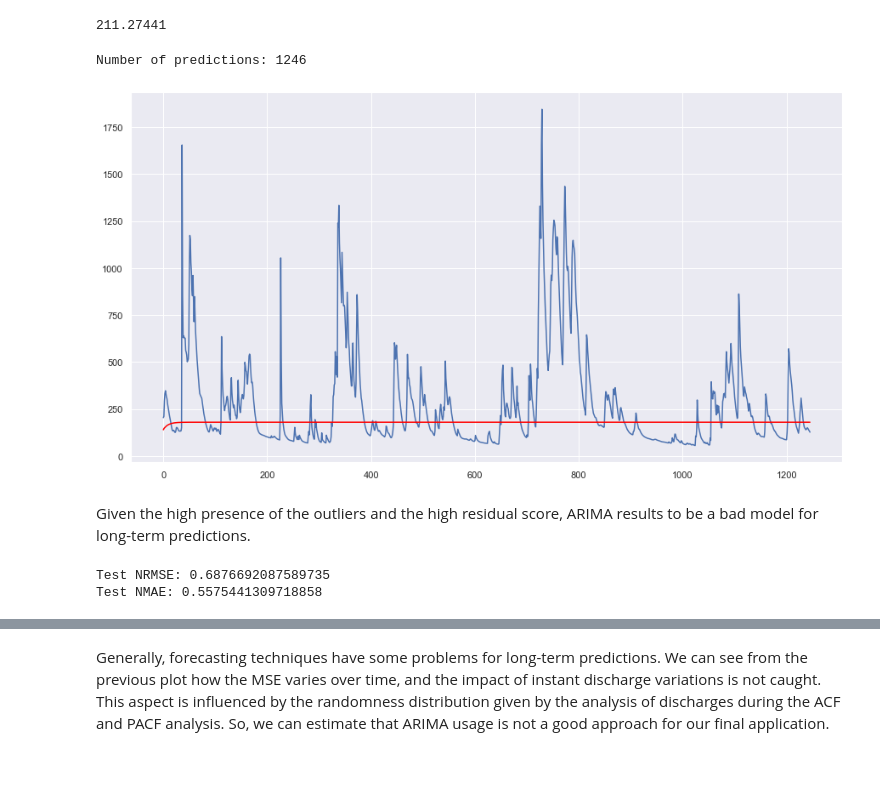
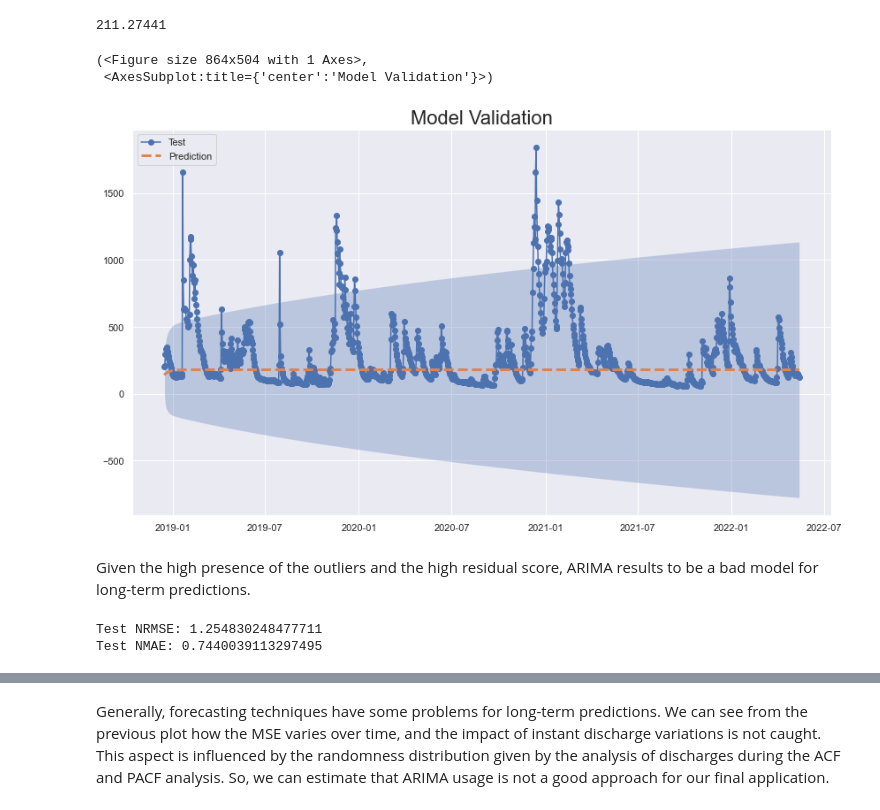
Before and after one commit to kode-git/copernicus, a Jupyter notebook: notebooks/data_modelling.ipynb, the cells around one changed output, grey strips where cells are left out. Cells and saved outputs as stored; diff of their text form; code cells hidden in the pictures; blank space fills up the shorter version.

Commit message:
adding arima on samples set

```diff
--- a/notebooks/data_modelling.ipynb
+++ b/notebooks/data_modelling.ipynb
@@ -316,18 +317,3 @@ train['Po']['source'].head()
 | 18982 | 2011-01-03 12:00:00 | 54.467773 | 5.771906 | 0.000001 |
 | 18983 | 2011-01-04 12:00:00 | 52.753906 | 8.080682 | 0.0 |
 | 18984 | 2011-01-05 12:00:00 | 51.195312 | 6.497247 | 0.0 |
-# %%
-train_x =  train['Po']['source']
-train_x.index = train_x.time
-train_x = train_x.drop(columns=['time', 'temp', 'prec'])
-
-test_x = test['Po']['source']
-test_x.index = test_x.time
-test_x = test_x.drop(columns=['time', 'temp', 'prec'])
-
-# Visualize split
-fig,ax= plt.subplots(figsize=(12,8))
-kws = dict(marker='.')
-plt.plot(train_x, label='Train', **kws)
-plt.plot(test_x, label='Test', **kws)
-ax.legend(bbox_to_anchor=[1,1])
@@ -529,7 +512,7 @@ def forecast_to_df(model, steps=12):
     return pred_df
 
 steps = len(sample_test)
-pred_df = forecast_to_df(results, steps=23)
+pred_df = forecast_to_df(results, steps=len(sample_test))
 pred_df.head()
 # %% [output]
 |  | lower | upper | pred |
@@ -542,38 +525,33 @@ pred_df.head()
 np.asarray(sample_test['discharge'])[1]
 # %% [output]
 211.27441
-# %%
-import math
-
-history = list(np.asarray(sample_train['discharge']))
-predictions = list()
-n_pred = len(sample_test)
-print('Number of predictions: {}'.format(n_pred))
-for t in range(n_pred): # annual prediction
-	model = ARIMA(history, order=params)
-	model_fit = model.fit()
-	output = model_fit.forecast()
-	yhat = output[0]
-	predictions.append(yhat)
-	obs = np.asarray(sample_test['discharge'])[t]
-	history.append(yhat)
-# %% [output]
-Number of predictions: 1246
-# %%
-# plot forecasts against actual outcomes
-plt.plot(np.asarray(sample_test['discharge'])[:n_pred])
-plt.plot(predictions, color='red')
-plt.show()
-# %% [output]
-[figure, removed]
+# %%
+# Plotting Predictions
+def plot_train_test_pred(test,pred_df):
+    fig,ax = plt.subplots(figsize=(12,7))
+    kws = dict(marker='o')
+
+    ax.plot(test,label='Test',**kws)
+    ax.plot(pred_df['pred'],label='Prediction',ls='--',linewidth=3)
+
+    ax.fill_between(x=pred_df.index,y1=pred_df['lower'],y2=pred_df['upper'],alpha=0.3)
+    ax.set_title('Model Validation', fontsize=22)
+    ax.legend(loc='upper left')
+    fig.tight_layout()
+    return fig,ax
+
+plot_train_test_pred(sample_test,pred_df)
+# %% [output]
+(<Figure size 864x504 with 1 Axes>,
+ <AxesSubplot:title={'center':'Model Validation'}>)
+[figure, added]
 # %% [markdown]
 Given the high presence of the outliers and the high residual score, ARIMA results to be a bad model for long-term predictions.
 # %%
 import math
 
-mse = []
 preds = pred_df.pred
-trues = np.asarray(sample_test['discharge'][:23])
+trues = np.asarray(sample_test['discharge'])
 
 rmse = math.sqrt(mean_squared_error(trues, preds))
 mae = mean_absolute_error(trues, preds)
@@ -585,5 +563,5 @@ nmae = mae / diff_percentile
 print('Test NRMSE: {}'.format(nrmse))
 print('Test NMAE: {}'.format(nmae))
 # %% [output]
-Test NRMSE: 0.6876692087589735
-Test NMAE: 0.5575441309718858
+Test NRMSE: 1.254830248477711
+Test NMAE: 0.7440039113297495
```
Also changed, not shown: parts of 6 cells of this notebook.
